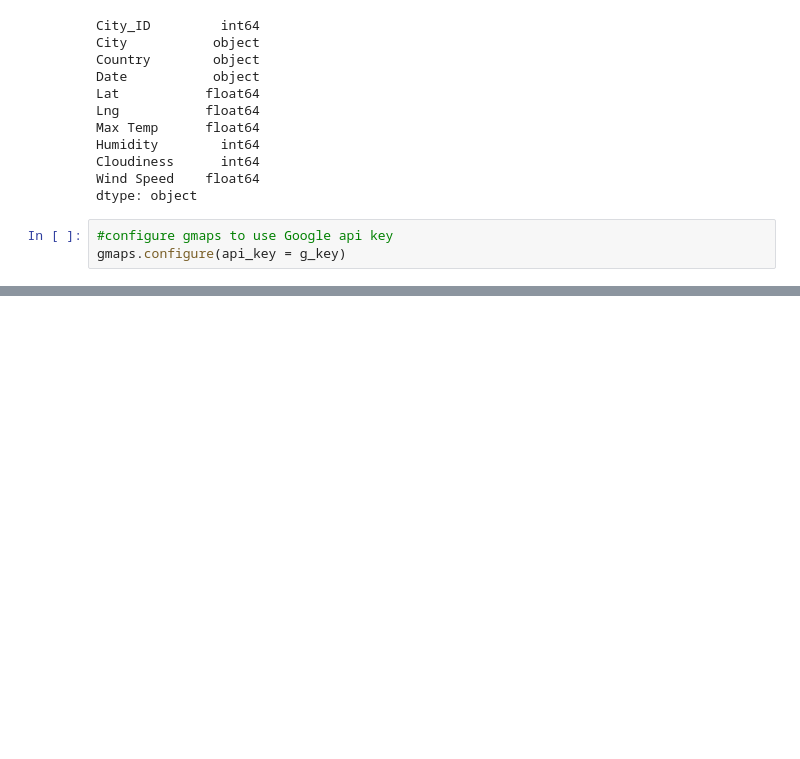
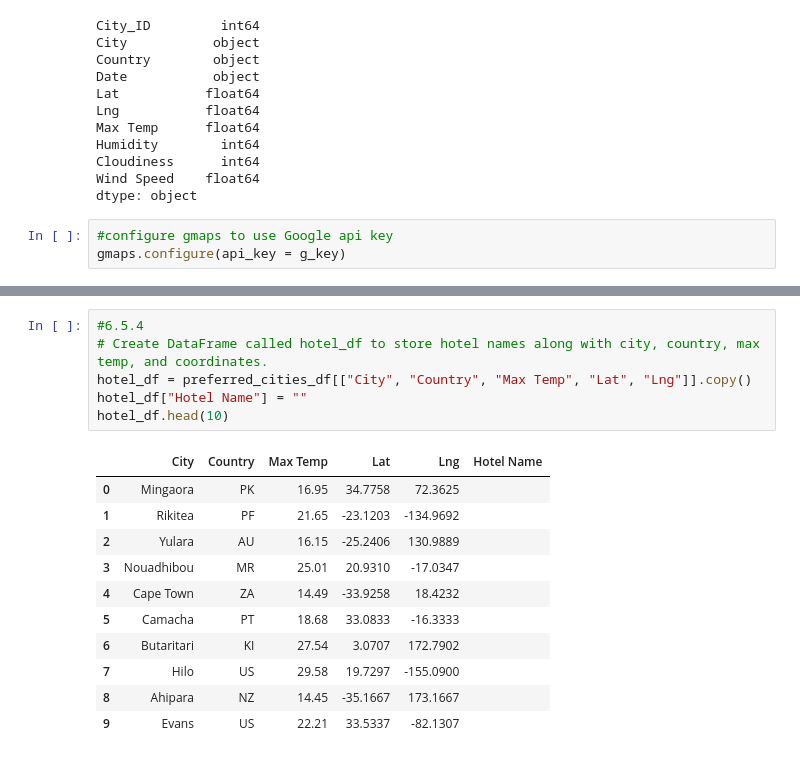
Before and after one commit to EnderFreak/World_Weather_Analysis, a Jupyter notebook: VacationPy.ipynb, the cells around one changed output, grey strips where cells are left out. Drawn from its saved outputs; the diff is of its cells as text; blank space fills up the shorter version.

```diff
--- a/VacationPy.ipynb
+++ b/VacationPy.ipynb
@@ -65,0 +145,18 @@ fig
+# %%
+#6.5.4
+# Create DataFrame called hotel_df to store hotel names along with city, country, max temp, and coordinates.
+hotel_df = preferred_cities_df[["City", "Country", "Max Temp", "Lat", "Lng"]].copy()
+hotel_df["Hotel Name"] = ""
+hotel_df.head(10)
+# %% [output]
+|  | City | Country | Max Temp | Lat | Lng | Hotel Name |
+| 0 | Mingaora | PK | 16.95 | 34.7758 | 72.3625 |  |
+| 1 | Rikitea | PF | 21.65 | -23.1203 | -134.9692 |  |
+| 2 | Yulara | AU | 16.15 | -25.2406 | 130.9889 |  |
+| 3 | Nouadhibou | MR | 25.01 | 20.9310 | -17.0347 |  |
+| 4 | Cape Town | ZA | 14.49 | -33.9258 | 18.4232 |  |
+| 5 | Camacha | PT | 18.68 | 33.0833 | -16.3333 |  |
+| 6 | Butaritari | KI | 27.54 | 3.0707 | 172.7902 |  |
+| 7 | Hilo | US | 29.58 | 19.7297 | -155.0900 |  |
+| 8 | Ahipara | NZ | 14.45 | -35.1667 | 173.1667 |  |
+| 9 | Evans | US | 22.21 | 33.5337 | -82.1307 |  |
```
Also changed, not shown: parts of 13 cells of this notebook, 8 other files.
